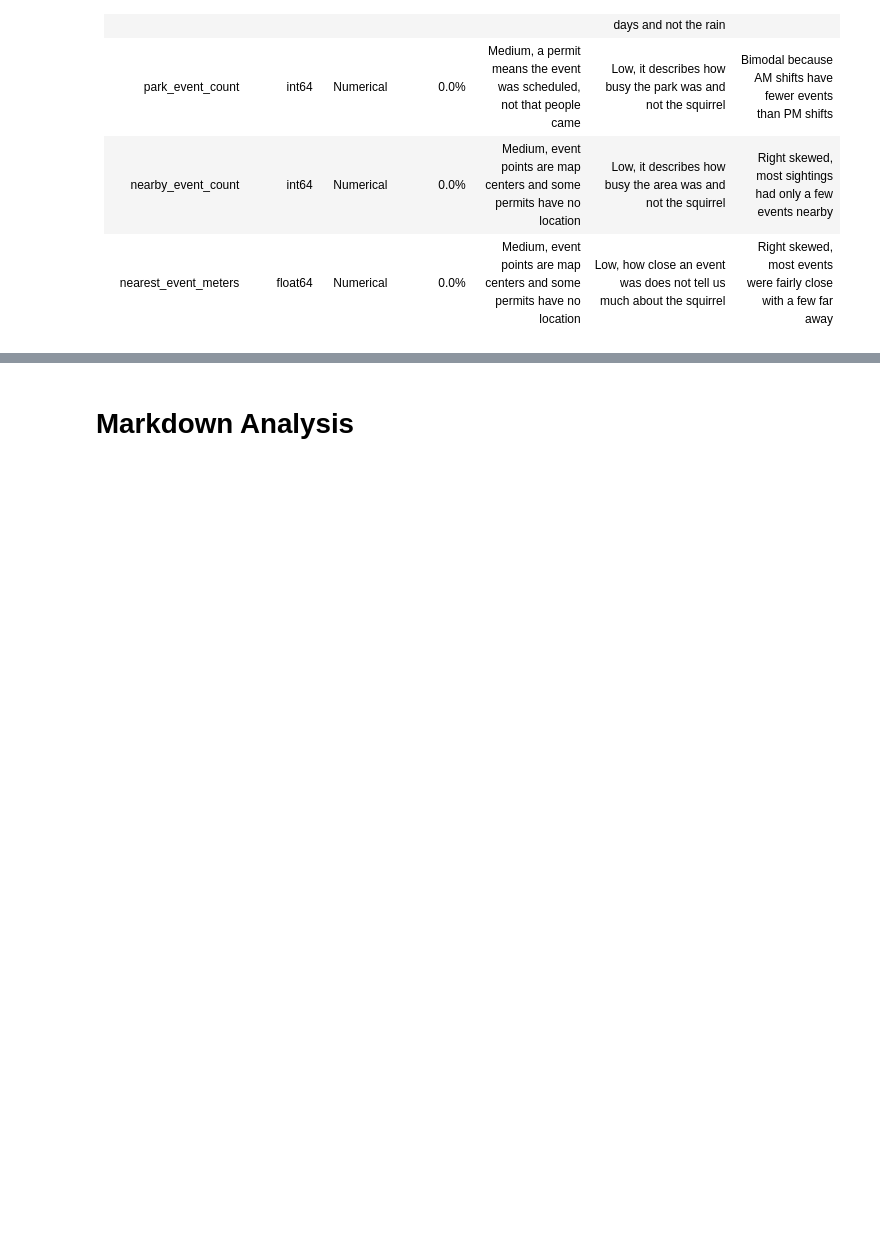
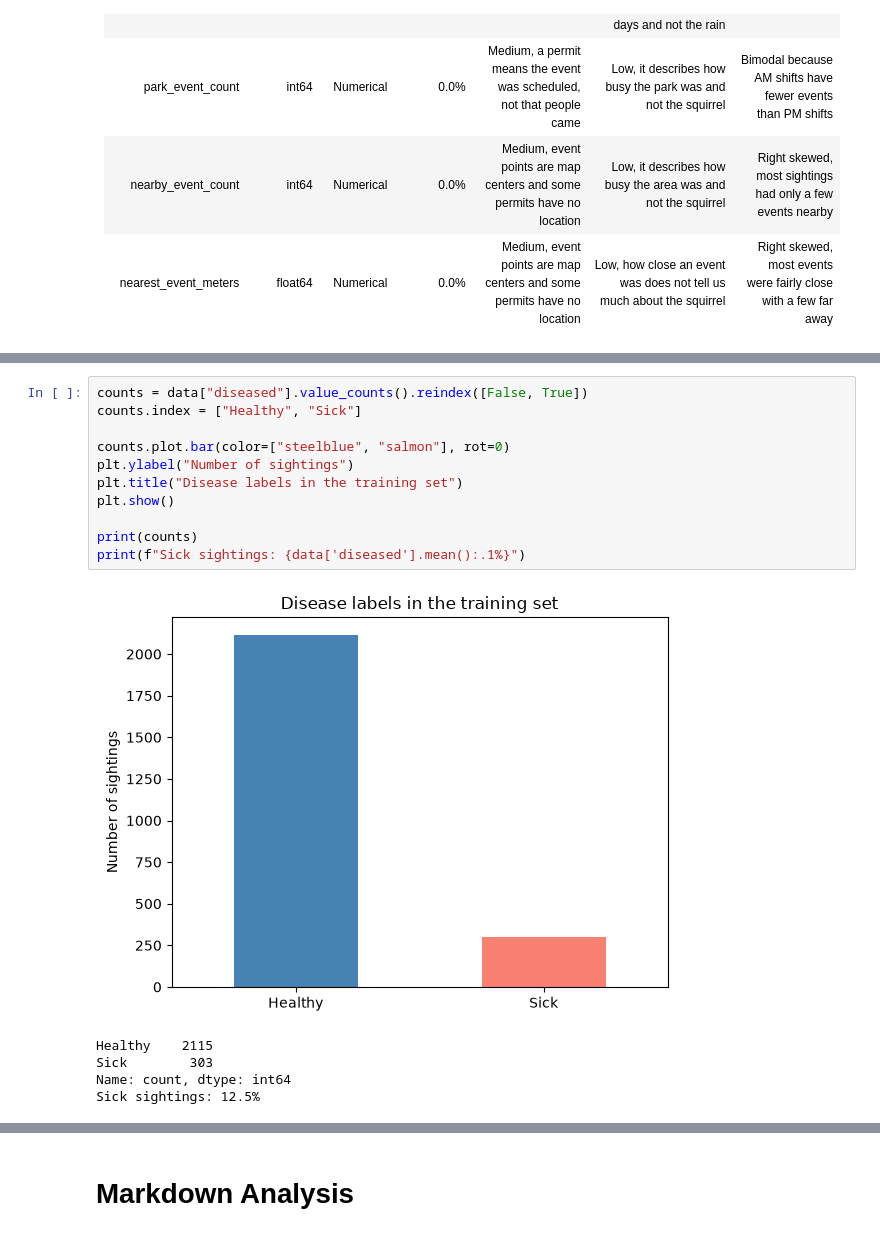
Before and after one commit to AJamell/Project2-NutosisMachineLearning, a Jupyter notebook: Nutosis - Exploration.ipynb, the cells around one changed output, grey strips where cells are left out. Saved outputs shown, nothing was run; the diff lists cells and outputs as text; blank space fills up the shorter version.

Commit message:
Add some exploration plots, interpretations, and manual approach

```diff
--- a/Nutosis - Exploration.ipynb
+++ b/Nutosis - Exploration.ipynb
@@ -108,0 +111,17 @@ data.head(10)
+# %%
+counts = data["diseased"].value_counts().reindex([False, True])
+counts.index = ["Healthy", "Sick"]
+
+counts.plot.bar(color=["steelblue", "salmon"], rot=0)
+plt.ylabel("Number of sightings")
+plt.title("Disease labels in the training set")
+plt.show()
+
+print(counts)
+print(f"Sick sightings: {data['diseased'].mean():.1%}")
+# %% [output]
+[figure, added]
+Healthy    2115
+Sick        303
+Name: count, dtype: int64
+Sick sightings: 12.5%
```
Also changed, not shown: parts of 18 cells of this notebook.
